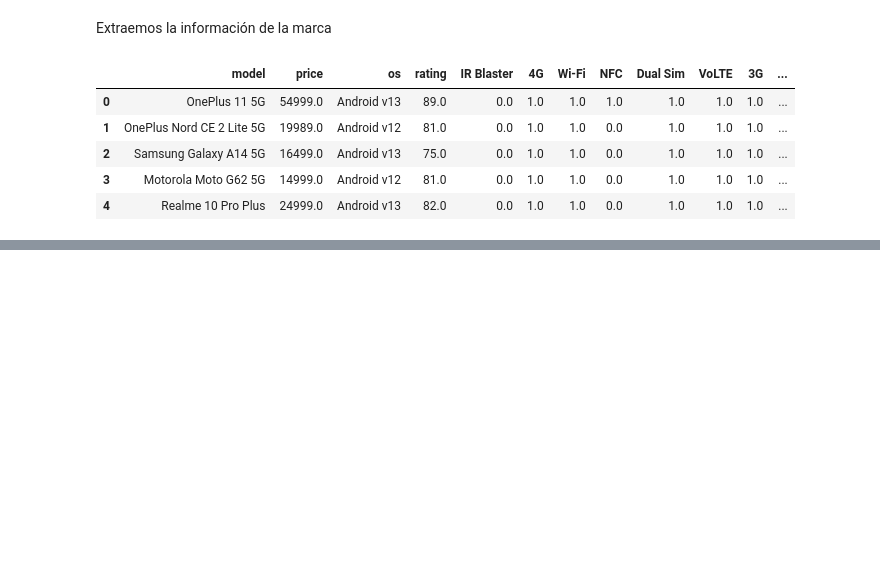
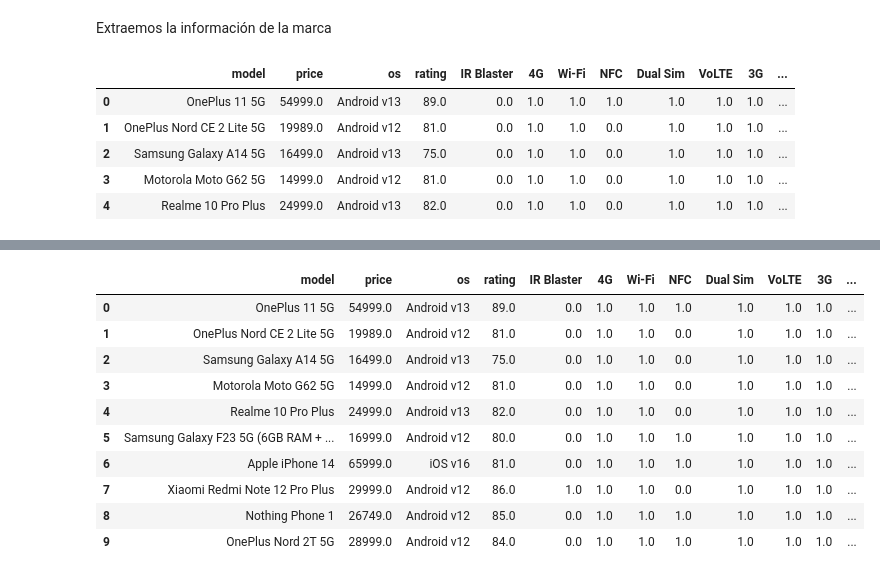
Before and after one commit to manuelangelrodr/EDA_Smartphones, a Jupyter notebook: src/notebooks/EDA_Provisional.ipynb, the cells around one changed output, grey strips where cells are left out. Saved outputs shown, nothing was run; the diff lists cells and outputs as text; code cells hidden in the pictures; blank space fills up the shorter version.

```diff
--- a/src/notebooks/EDA_Provisional.ipynb
+++ b/src/notebooks/EDA_Provisional.ipynb
@@ -818,0 +916,2 @@ df_corregido.head(5)
+# %%
+df_corregido['Rom Size(GB)'].fillna(0, inplace=True)
@@ -818,0 +947,6 @@ df_corregido.head(5)
+# %%
+df_corregido['Rear Camera 1'].fillna(0, inplace=True)
+# %%
+df_corregido['Rear Camera 2'].fillna(0, inplace=True)
+# %%
+df_corregido['Rear Camera 3'].fillna(0, inplace=True)
@@ -818,0 +973,14 @@ df_corregido.head(5)
+# %%
+df_corregido.head(10)
+# %% [output]
+|  | model | price | os | rating | IR Blaster | 4G | Wi-Fi | NFC | Dual Sim | VoLTE | 3G | ... |
+| 0 | OnePlus 11 5G | 54999.0 | Android v13 | 89.0 | 0.0 | 1.0 | 1.0 | 1.0 | 1.0 | 1.0 | 1.0 | ... |
+| 1 | OnePlus Nord CE 2 Lite 5G | 19989.0 | Android v12 | 81.0 | 0.0 | 1.0 | 1.0 | 0.0 | 1.0 | 1.0 | 1.0 | ... |
+| 2 | Samsung Galaxy A14 5G | 16499.0 | Android v13 | 75.0 | 0.0 | 1.0 | 1.0 | 0.0 | 1.0 | 1.0 | 1.0 | ... |
+| 3 | Motorola Moto G62 5G | 14999.0 | Android v12 | 81.0 | 0.0 | 1.0 | 1.0 | 0.0 | 1.0 | 1.0 | 1.0 | ... |
+| 4 | Realme 10 Pro Plus | 24999.0 | Android v13 | 82.0 | 0.0 | 1.0 | 1.0 | 0.0 | 1.0 | 1.0 | 1.0 | ... |
+| 5 | Samsung Galaxy F23 5G (6GB RAM + ... | 16999.0 | Android v12 | 80.0 | 0.0 | 1.0 | 1.0 | 1.0 | 1.0 | 1.0 | 1.0 | ... |
+| 6 | Apple iPhone 14 | 65999.0 | iOS v16 | 81.0 | 0.0 | 1.0 | 1.0 | 1.0 | 1.0 | 1.0 | 1.0 | ... |
+| 7 | Xiaomi Redmi Note 12 Pro Plus | 29999.0 | Android v12 | 86.0 | 1.0 | 1.0 | 1.0 | 0.0 | 1.0 | 1.0 | 1.0 | ... |
+| 8 | Nothing Phone 1 | 26749.0 | Android v12 | 85.0 | 0.0 | 1.0 | 1.0 | 1.0 | 1.0 | 1.0 | 1.0 | ... |
+| 9 | OnePlus Nord 2T 5G | 28999.0 | Android v12 | 84.0 | 0.0 | 1.0 | 1.0 | 1.0 | 1.0 | 1.0 | 1.0 | ... |
```
Also changed, not shown: parts of 23 cells of this notebook, 1 other file.
